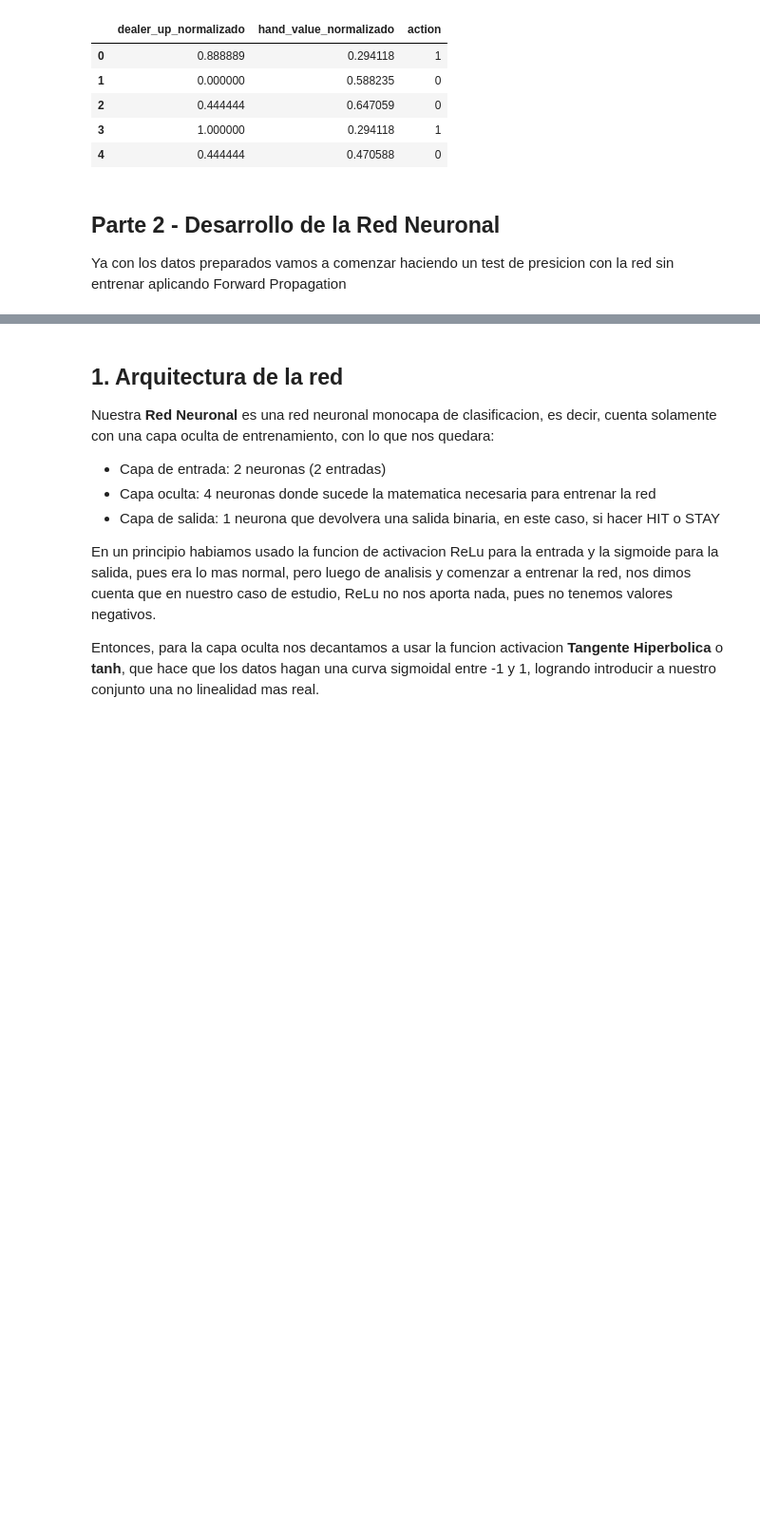
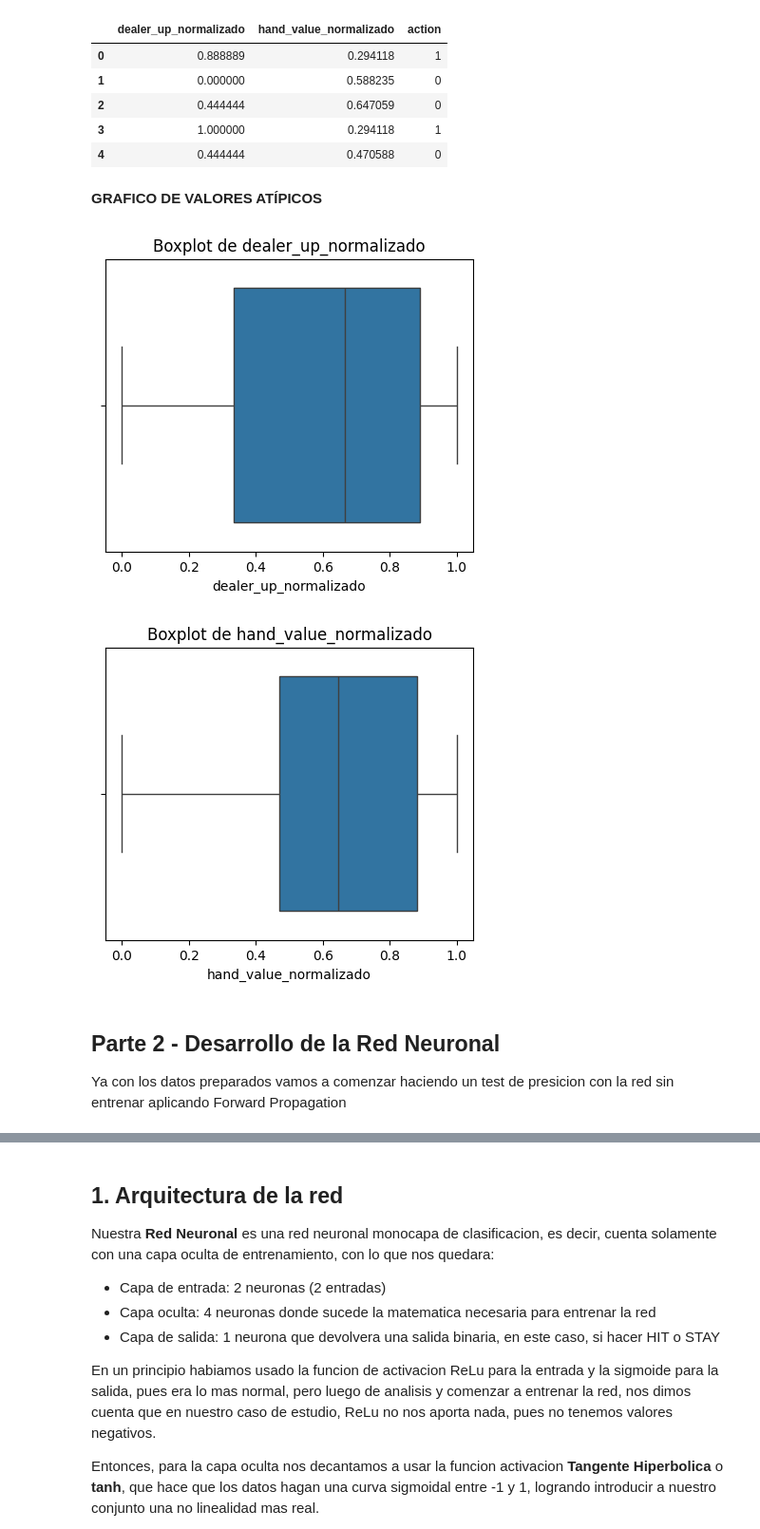
Before and after one commit to LeanSChavez/TP_FINAL_MATE3, a Jupyter notebook: TP_Final.ipynb, the cells around one changed output, grey strips where cells are left out. Shown: that part at 95% size. Cells and saved outputs as stored; diff of their text form; code cells hidden in the pictures; blank space fills up the shorter version.

```diff
--- a/TP_Final.ipynb
+++ b/TP_Final.ipynb
@@ -126,8 +160,22 @@ df_normalizado.head()
 | 2 | 0.444444 | 0.647059 | 0 |
 | 3 | 1.000000 | 0.294118 | 1 |
 | 4 | 0.444444 | 0.470588 | 0 |
+# %% [markdown]
+**GRAFICO DE VALORES ATÍPICOS**
+# %%
+import seaborn as sns
+import matplotlib.pyplot as plt
+
+for col in ['dealer_up_normalizado', 'hand_value_normalizado']:
+    plt.figure(figsize=(5, 4))
+    sns.boxplot(x=df_normalizado[col])
+    plt.title(f"Boxplot de {col}")
+    plt.show()
+# %% [output]
+[figure, added]
+[figure, added]
 # %% [markdown]
-## Parte 2 - Desarrollo de la Red Neuronal
+## **Parte 2 - Desarrollo de la Red Neurona**l
 
 Ya con los datos preparados vamos a comenzar haciendo un test de presicion con la red sin entrenar aplicando Forward Propagation
 # %% [markdown]
```
Also changed, not shown: parts of 16 cells of this notebook.
